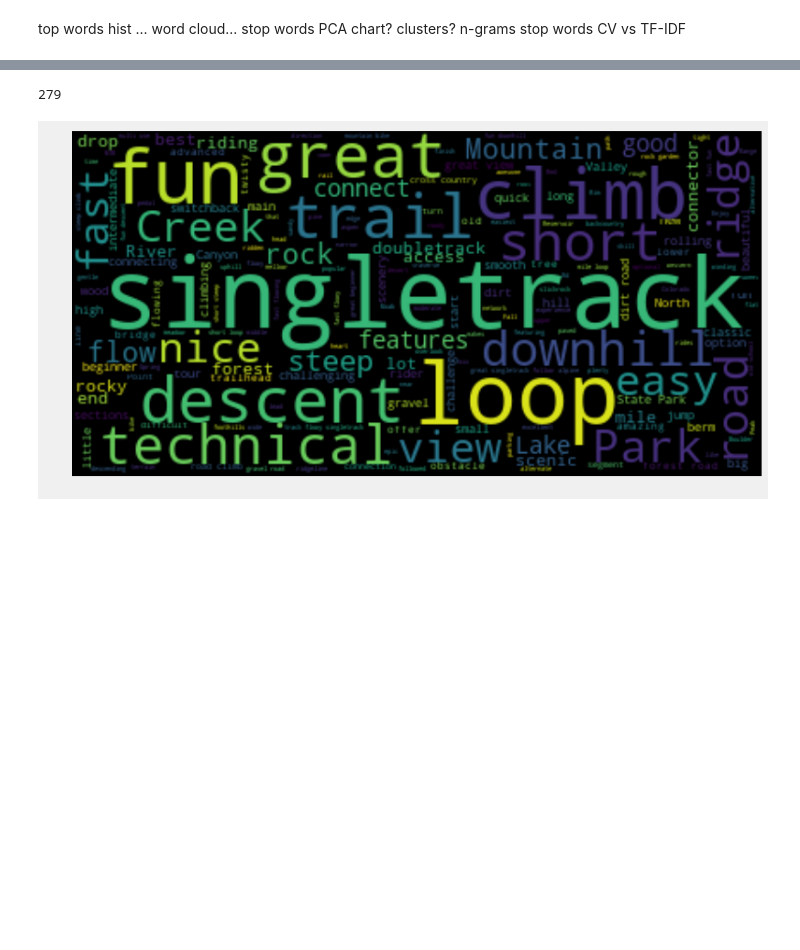
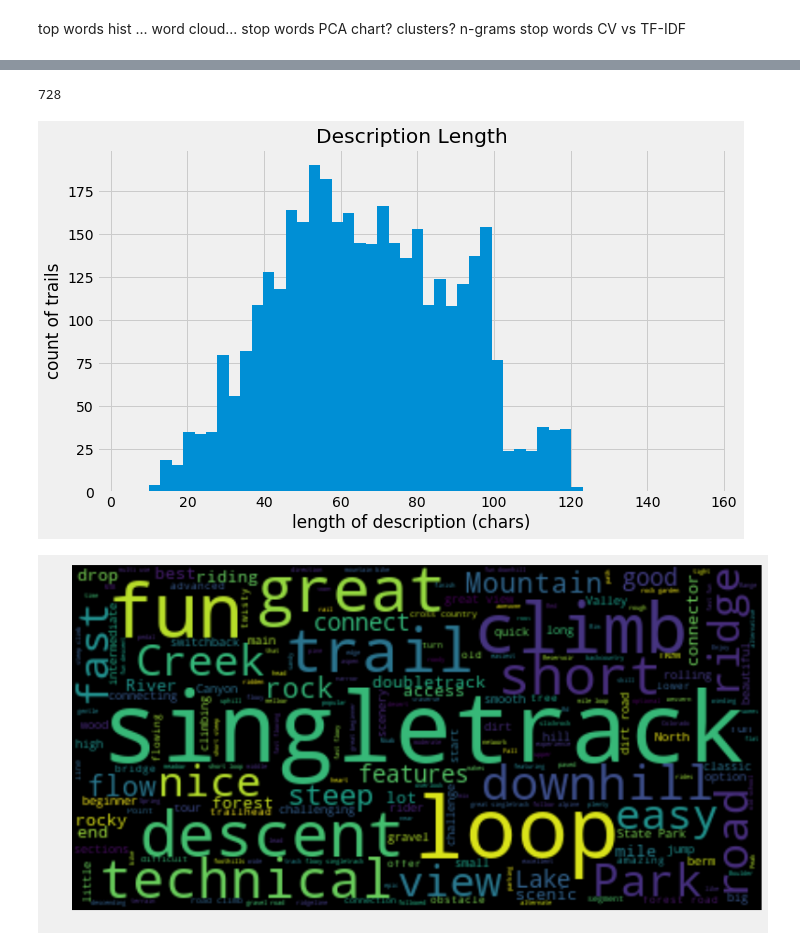
Before and after one commit to Laura-Kimble/mtb-trails, a Jupyter notebook: notebooks/mtb_eda.ipynb, the cells around one changed output, grey strips where cells are left out. Cells and saved outputs as stored; diff of their text form; code cells hidden in the pictures; blank space fills up the shorter version.

```diff
--- a/notebooks/mtb_eda.ipynb
+++ b/notebooks/mtb_eda.ipynb
@@ -191,9 +191,28 @@ fig.savefig('../images/Trails_by_loop.png')
 # %%
+trails_df['summary_length'] = trails_df['summary'].apply(lambda x: len(x))
+
 trails_df['no_summary'] = \
-    np.where(trails_df.apply(lambda x: x['summary'].split(' ')[0], axis=1)=="Needs", 1, 0)
+    np.where(\
+             (trails_df.apply(lambda x: x['summary'].split(' ')[0], axis=1)=="Needs") | \
+             (trails_df.summary_length == 0), \
+             1, 0)
 trails_df['no_summary'].sum()
 # %% [output]
-279
+728
+# %%
+y = trails_df[trails_df['no_summary']==0]['summary_length']
+fig, ax = plt.subplots(figsize=(10, 6))
+ax.hist(y, bins=50)
+#ax.set_xlim(0, 2000)
+#ax.set_xticks(np.arange(0, 2000, 200))
+ax.set_ylabel('count of trails')
+ax.set_xlabel('length of description (chars)')
+ax.set_title('Description Length')
+
+fig.tight_layout(pad=1)
+fig.savefig('../images/description_length.png')
+# %% [output]
+[figure, added]
 # %%
 trails_df.to_pickle('../data/mtb_trails_df_2')
 # %%
```
Also changed, not shown: parts of 9 cells of this notebook, 26 other files.
